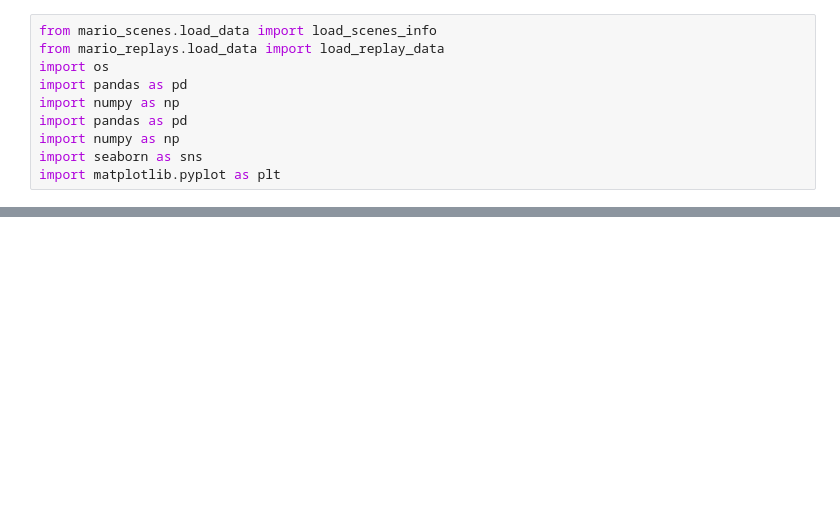
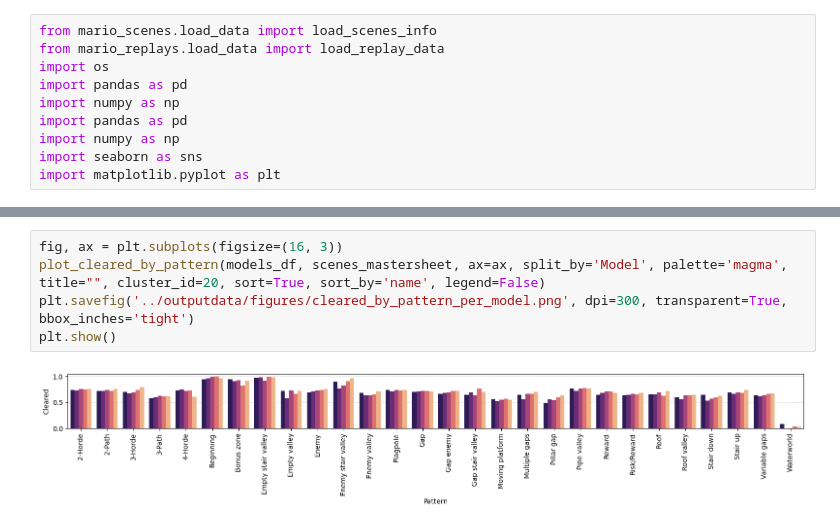
Before and after one commit to courtois-neuromod/mario_learning.behavior, a Jupyter notebook: notebooks/NB_pattern_difficulty.ipynb, the cells around one changed output, grey strips where cells are left out. Saved outputs shown, nothing was run; the diff lists cells and outputs as text; blank space fills up the shorter version.

```diff
--- a/notebooks/NB_pattern_difficulty.ipynb
+++ b/notebooks/NB_pattern_difficulty.ipynb
@@ -228,0 +261,7 @@ plt.show()
+# %%
+fig, ax = plt.subplots(figsize=(16, 3))
+plot_cleared_by_pattern(models_df, scenes_mastersheet, ax=ax, split_by='Model', palette='magma', title="", cluster_id=20, sort=True, sort_by='name', legend=False)
+plt.savefig('../outputdata/figures/cleared_by_pattern_per_model.png', dpi=300, transparent=True, bbox_inches='tight')
+plt.show()
+# %% [output]
+[figure, added]
```
Also changed, not shown: parts of 11 cells of this notebook.
